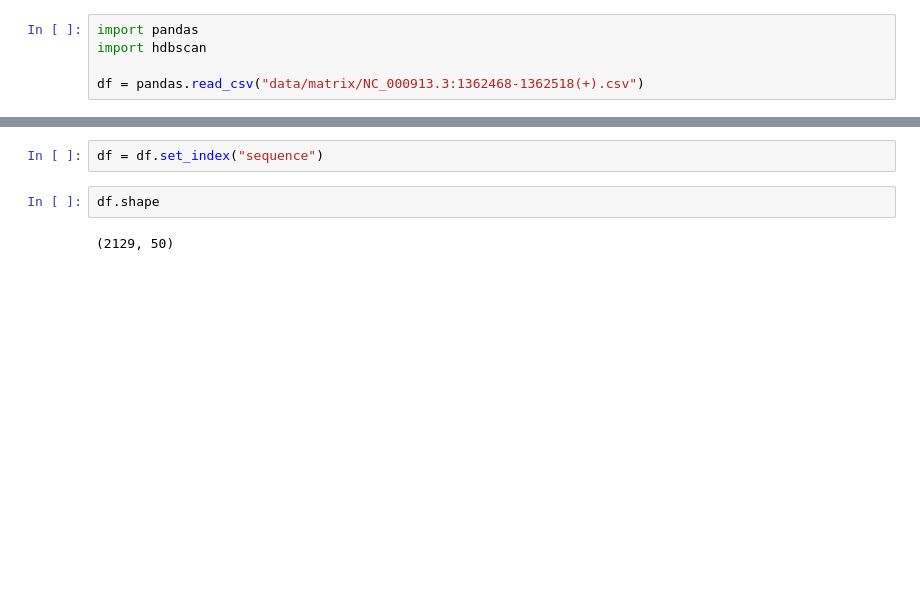
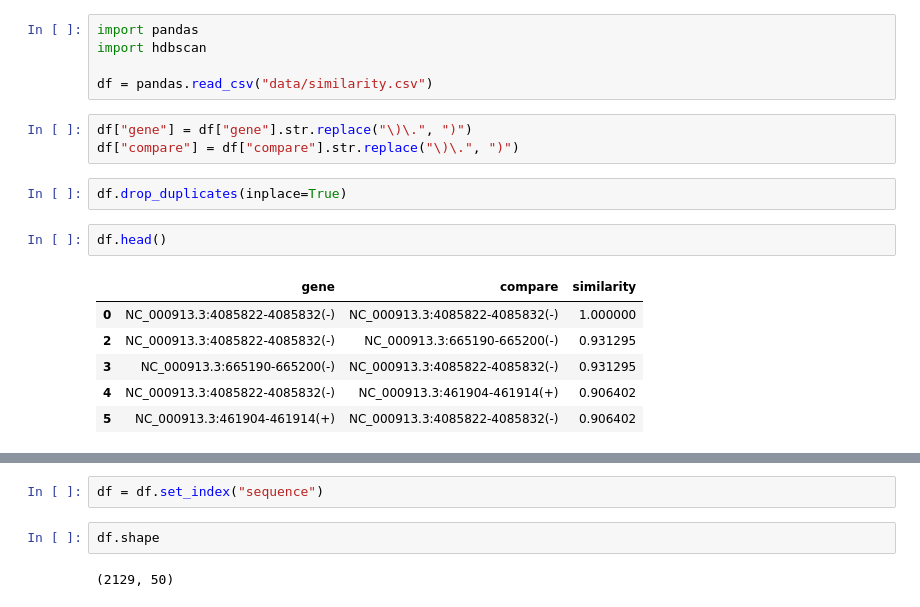
Before and after one commit to TreeTechDev/biomodelml, a Jupyter notebook: test.ipynb, the cells around one changed output, grey strips where cells are left out. Saved outputs shown, nothing was run; the diff lists cells and outputs as text; blank space fills up the shorter version.

```diff
--- a/test.ipynb
+++ b/test.ipynb
@@ -2,4 +2,18 @@
 import pandas
 import hdbscan
 
-df = pandas.read_csv("data/matrix/NC_000913.3:1362468-1362518(+).csv")
+df = pandas.read_csv("data/similarity.csv")
+# %%
+df["gene"] = df["gene"].str.replace("\)\.", ")")
+df["compare"] = df["compare"].str.replace("\)\.", ")")
+# %%
+df.drop_duplicates(inplace=True)
+# %%
+df.head()
+# %% [output]
+|  | gene | compare | similarity |
+| 0 | NC_000913.3:4085822-4085832(-) | NC_000913.3:4085822-4085832(-) | 1.000000 |
+| 2 | NC_000913.3:4085822-4085832(-) | NC_000913.3:665190-665200(-) | 0.931295 |
+| 3 | NC_000913.3:665190-665200(-) | NC_000913.3:4085822-4085832(-) | 0.931295 |
+| 4 | NC_000913.3:4085822-4085832(-) | NC_000913.3:461904-461914(+) | 0.906402 |
+| 5 | NC_000913.3:461904-461914(+) | NC_000913.3:4085822-4085832(-) | 0.906402 |
```
Also changed, not shown: parts of 8 cells of this notebook, 1 other file.
